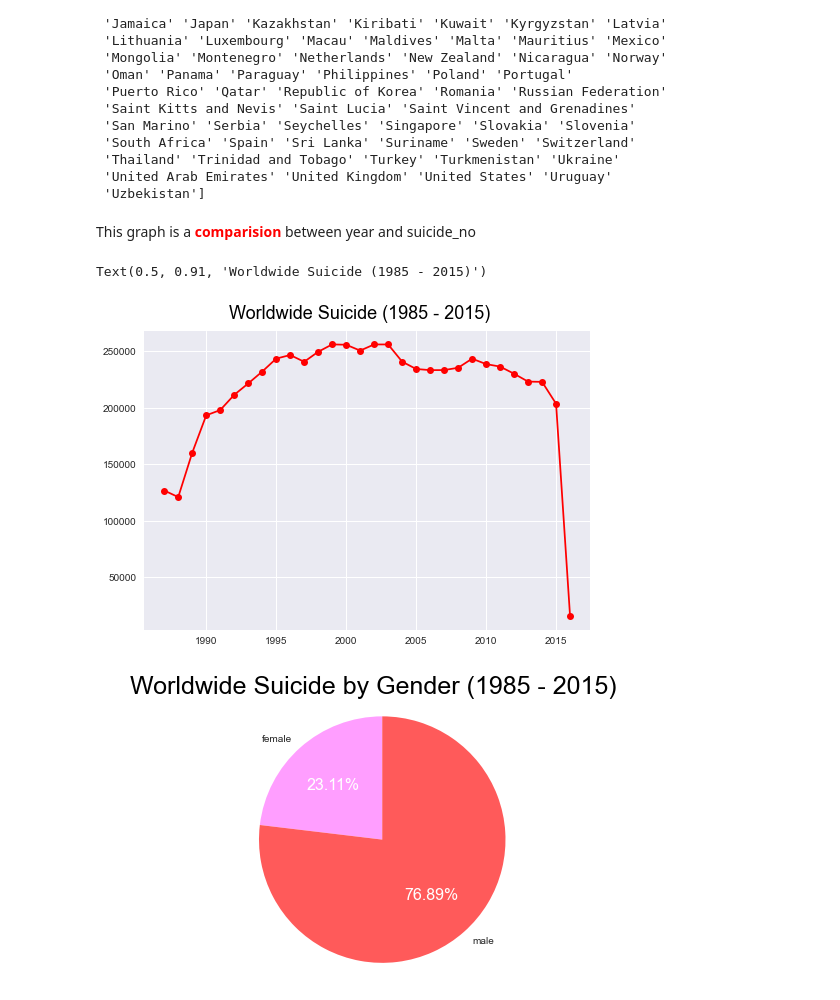
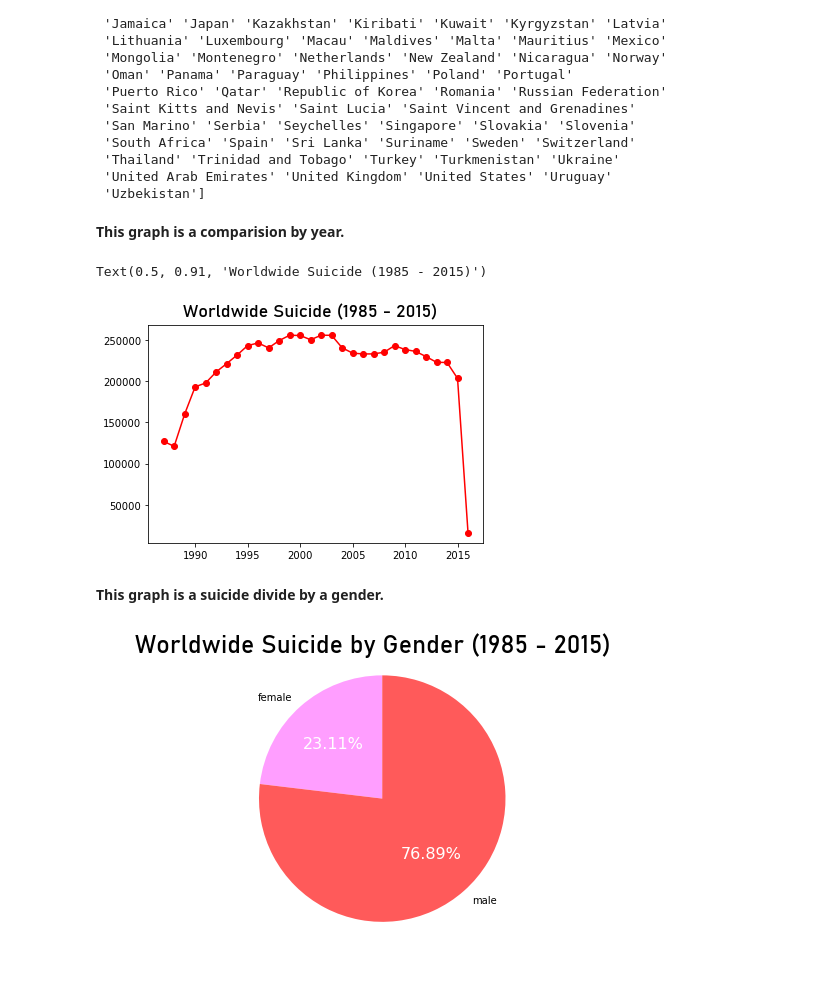
Before and after one commit to yukimura-ixa/ProjectPSIT, a Jupyter notebook: project.ipynb, the cells around one changed output. Saved outputs shown, nothing was run; the diff lists cells and outputs as text; code cells hidden in the pictures; blank space fills up the shorter version.

Commit message:
Update graph

```diff
--- a/project.ipynb
+++ b/project.ipynb
@@ -11,5 +14,9 @@ import seaborn as sns
 
 # Any results you write to the current directory are saved as output. Jub Jub
+# %%
+fpen1 = mpl.font_manager.FontProperties(family='Bahnschrift',size=20) #ฟอนต์ eng Bahnschrift เท่กว่าดั้งเดิม โดยใช้ command >>fontproperties=fpen1<< ใน plt
+fpen2 = mpl.font_manager.FontProperties(family='Consolas',size=20) #ฟอนต์ eng Consolas เท่กว่าดั้งเดิม โดยใช้ command >>fontproperties=fpen2<< ใน plt
+fpth = mpl.font_manager.FontProperties(family='JasmineUPC',size=20) #ใส่ฟอนต์ไทย JasmineUPC เผื่ออยากใช้ภาษาไทยในกราฟต่างๆ โดยใช้ command >>fontfroperties=fpth<< ใน plt (ฟอนต์อื่นๆตามเว็บไม่รองรับ ฮืออออ)
 # %%
-data = pd.read_csv('https://raw.githubusercontent.com/artist0123/ProjectPSIT/main/master.csv', engine = 'python', sep = ',')
+dataset = pd.read_csv('https://raw.githubusercontent.com/artist0123/ProjectPSIT/main/master.csv', engine = 'python', sep = ',')
 # %%
@@ -48,13 +53,16 @@ data_one = data[data.year >= 1987].groupby('year').sum()
 # %% [markdown]
-This graph is a **<span style=color:red>comparision</span>** between year and suicide_no
+**This graph is a comparision by year.**
 # %%
-plt.plot(data_one.index, data_one['suicides_no'], 'ro-')
-plt.figtext(.5,.91,'Worldwide Suicide (1985 - 2015)', color='black', fontsize=18, ha='center')
+data_year = dataset[dataset.year >= 1987].groupby('year').sum()
+plt.plot(data_year.index, data_year['suicides_no'], 'ro-')
+plt.figtext(.5,.91,'Worldwide Suicide (1985 - 2015)', color='black', fontproperties=fpen1,  fontsize=18, ha='center')
 # %% [output]
 Text(0.5, 0.91, 'Worldwide Suicide (1985 - 2015)')
-[figure, old version]
+[figure, new version]
+# %% [markdown]
+**This graph is a suicide divide by a gender.**
 # %%
-data_grp_mf = data.groupby(by=['sex']).agg({"suicides_no": ['sum']})
+data_grp_mf = dataset.groupby(by=['sex']).agg({"suicides_no": ['sum']})
 data_grp_mf.columns = ['total_suicide']
 data_grp_mf.reset_index(inplace=True)
 # data_grp_mf
@@ -64,7 +72,9 @@ wedges, texts, autotexts = ax1.pie(data_grp_mf['total_suicide'], labels=data_grp
 ax1.axis('equal')
 
 plt.setp(autotexts, size=16, color="w")
-plt.figtext(.5,.91,'Worldwide Suicide by Gender (1985 - 2015)', color='black', fontsize=25, ha='center')
+plt.figtext(.5,.91,'Worldwide Suicide by Gender (1985 - 2015)', color='black', fontproperties=fpen1, fontsize=25, ha='center')
 plt.show()
+
+#ref https://www.kaggle.com/snanilim/hey-you-suicide-is-not-a-solution
 # %% [output]
-[figure, old version]
+[figure, new version]
```
Also changed, not shown: parts of 10 cells of this notebook, 2 other files.
